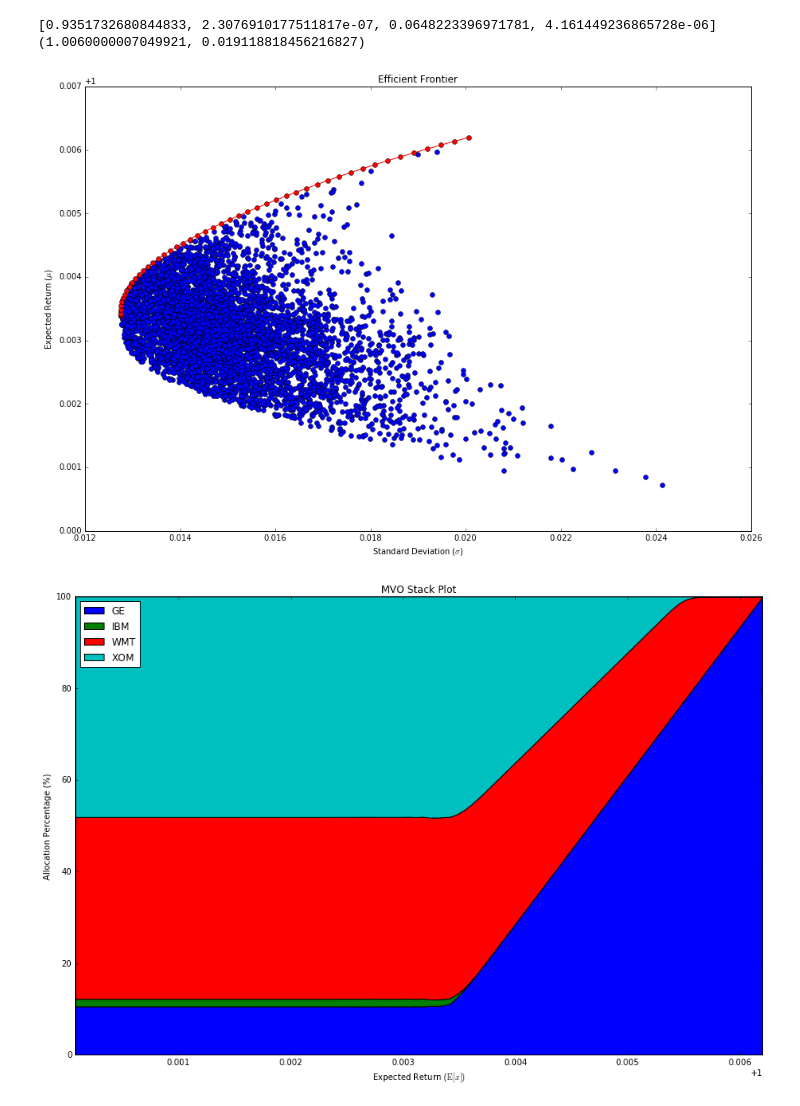
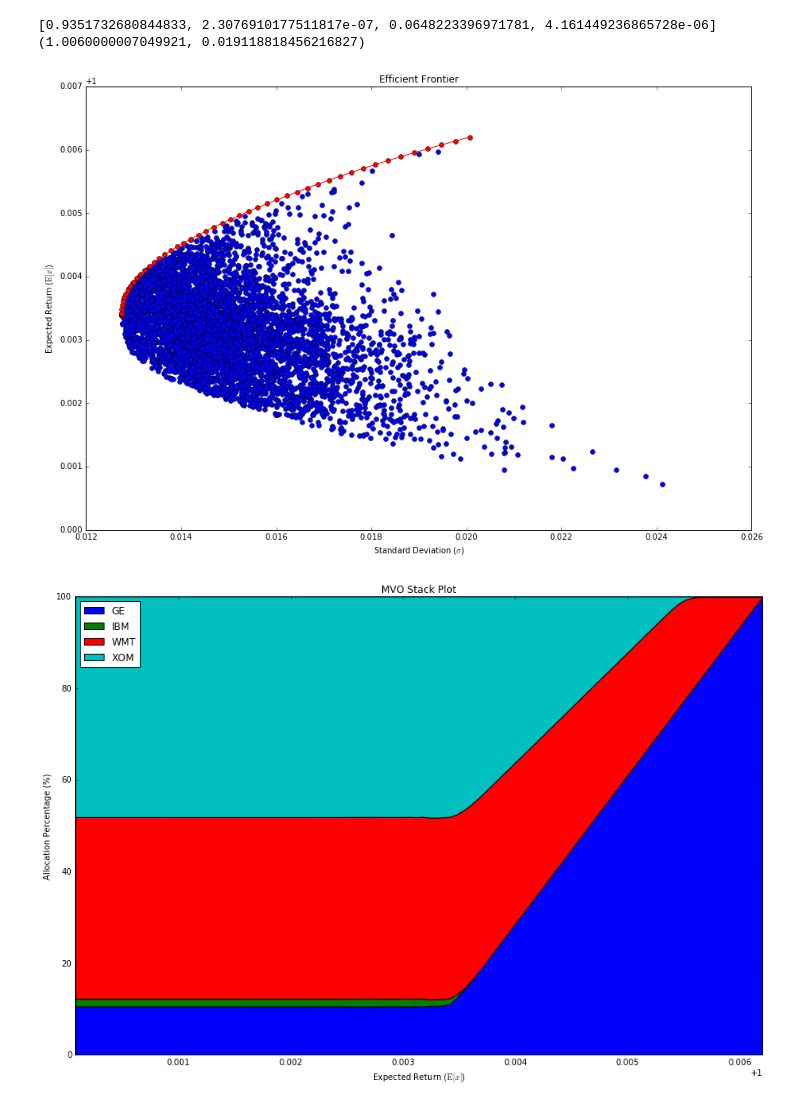
Before and after one commit to jamlamberti/Py4FinOpt, a Jupyter notebook: mean_variance_optimization.ipynb, the cells around one changed output. Cells and saved outputs as stored; diff of their text form; code cells hidden in the pictures.

Commit message:
Changed from using mu to E[mu] for expected returns

```diff
--- a/mean_variance_optimization.ipynb
+++ b/mean_variance_optimization.ipynb
@@ -177,23 +177,23 @@ print compute_mu_sigma(allocation)
 # %%
 fig = plt.figure(figsize=(15,10))
 
 
 e_r = np.mean(returns_array, axis=1)
 steps = np.linspace(min(e_r), max(e_r), num=100)
 allocations = [list(mvo_no_shorts(returns_array, s)) for s in steps]
 means1, stds1 = np.column_stack([compute_mu_sigma(alloc) for alloc in allocations])
 
 
 plt.plot(stds, means, 'o')
 plt.plot(stds1, means1, 'r-o')
 
 plt.xlabel("Standard Deviation ($\sigma$)")
-plt.ylabel("Expected Return ($\mu$)")
+plt.ylabel("Expected Return ($\mathrm{E}[x]$)")
 plt.title('Efficient Frontier')
 
 plt.show()
 # %% [output]
-[figure, old version]
+[figure, new version]
 # %%
 # Plot a stacked version of the allocations
 from matplotlib.patches import Rectangle
```
Also changed, not shown: parts of 1 cell of this notebook.
